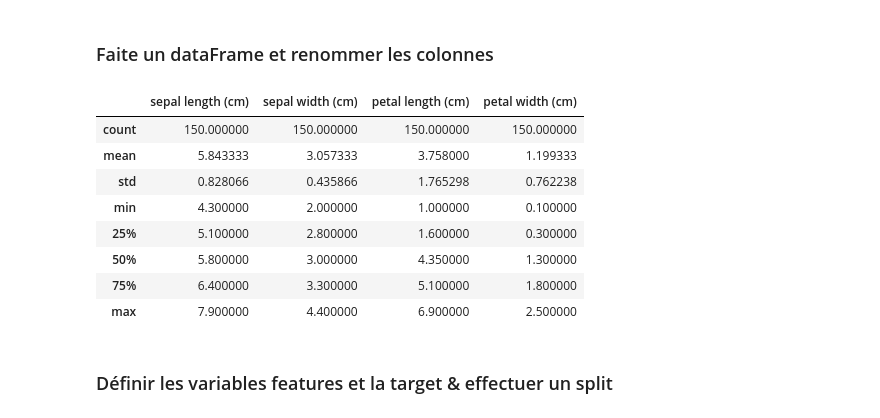
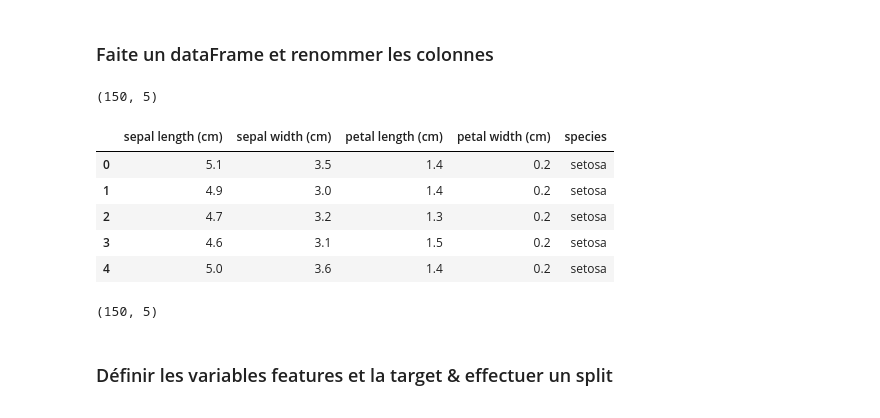
Before and after one commit to OFloyd/formation_greta, a Jupyter notebook: exos/exo_22_02_random_forest/RandomForestIRIS.ipynb, the cells around one changed output. Cells and saved outputs as stored; diff of their text form; code cells hidden in the pictures.

```diff
--- a/exos/exo_22_02_random_forest/RandomForestIRIS.ipynb
+++ b/exos/exo_22_02_random_forest/RandomForestIRIS.ipynb
@@ -31,22 +12,31 @@ load_iris()
+# %%
+iris=pd.read_csv('iris.csv')
+# iris = load_iris()
+# dir(iris)
+# # iris.data
 # %% [markdown]
 ### Faite un dataFrame et renommer les colonnes
-# %%
-iris, _ = load_iris(return_X_y=True, as_frame=True)
-# help(iris)
-
-iris.head()
-iris.describe()
-# iris=pd.DataFrame(load_iris())
-# %% [output]
-|  | sepal length (cm) | sepal width (cm) | petal length (cm) | petal width (cm) |
-| count | 150.000000 | 150.000000 | 150.000000 | 150.000000 |
-| mean | 5.843333 | 3.057333 | 3.758000 | 1.199333 |
-| std | 0.828066 | 0.435866 | 1.765298 | 0.762238 |
-| min | 4.300000 | 2.000000 | 1.000000 | 0.100000 |
-| 25% | 5.100000 | 2.800000 | 1.600000 | 0.300000 |
-| 50% | 5.800000 | 3.000000 | 4.350000 | 1.300000 |
-| 75% | 6.400000 | 3.300000 | 5.100000 | 1.800000 |
-| max | 7.900000 | 4.400000 | 6.900000 | 2.500000 |
+# %%
+iris=iris.rename(columns={iris.columns[0] : 'sepal length (cm)', iris.columns[1] : 'sepal width (cm)',
+                          iris.columns[2] : 'petal length (cm)', iris.columns[3] : 'petal width (cm)'})
+
+
+print(iris.shape)
+iris.head()
+
+# iris=pd.DataFrame(load_iris())
+# %% [output]
+(150, 5)
+|  | sepal length (cm) | sepal width (cm) | petal length (cm) | petal width (cm) | species |
+| 0 | 5.1 | 3.5 | 1.4 | 0.2 | setosa |
+| 1 | 4.9 | 3.0 | 1.4 | 0.2 | setosa |
+| 2 | 4.7 | 3.2 | 1.3 | 0.2 | setosa |
+| 3 | 4.6 | 3.1 | 1.5 | 0.2 | setosa |
+| 4 | 5.0 | 3.6 | 1.4 | 0.2 | setosa |
+# %%
+iris.dropna().shape
+# %% [output]
+(150, 5)
 # %% [markdown]
 ### Définir les variables features et la target & effectuer un split
 # %%
```
Also changed, not shown: parts of 11 cells of this notebook, 1 other file.
